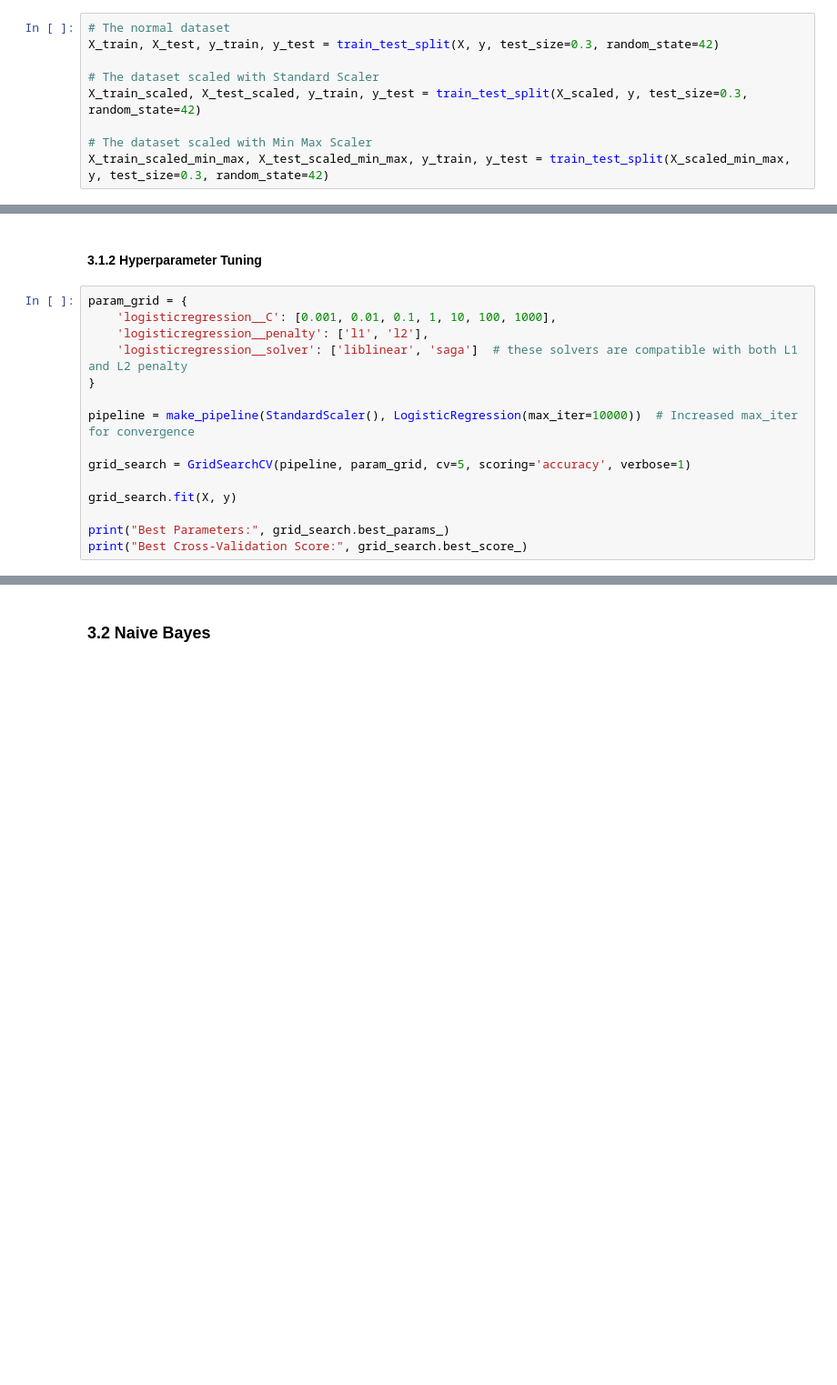
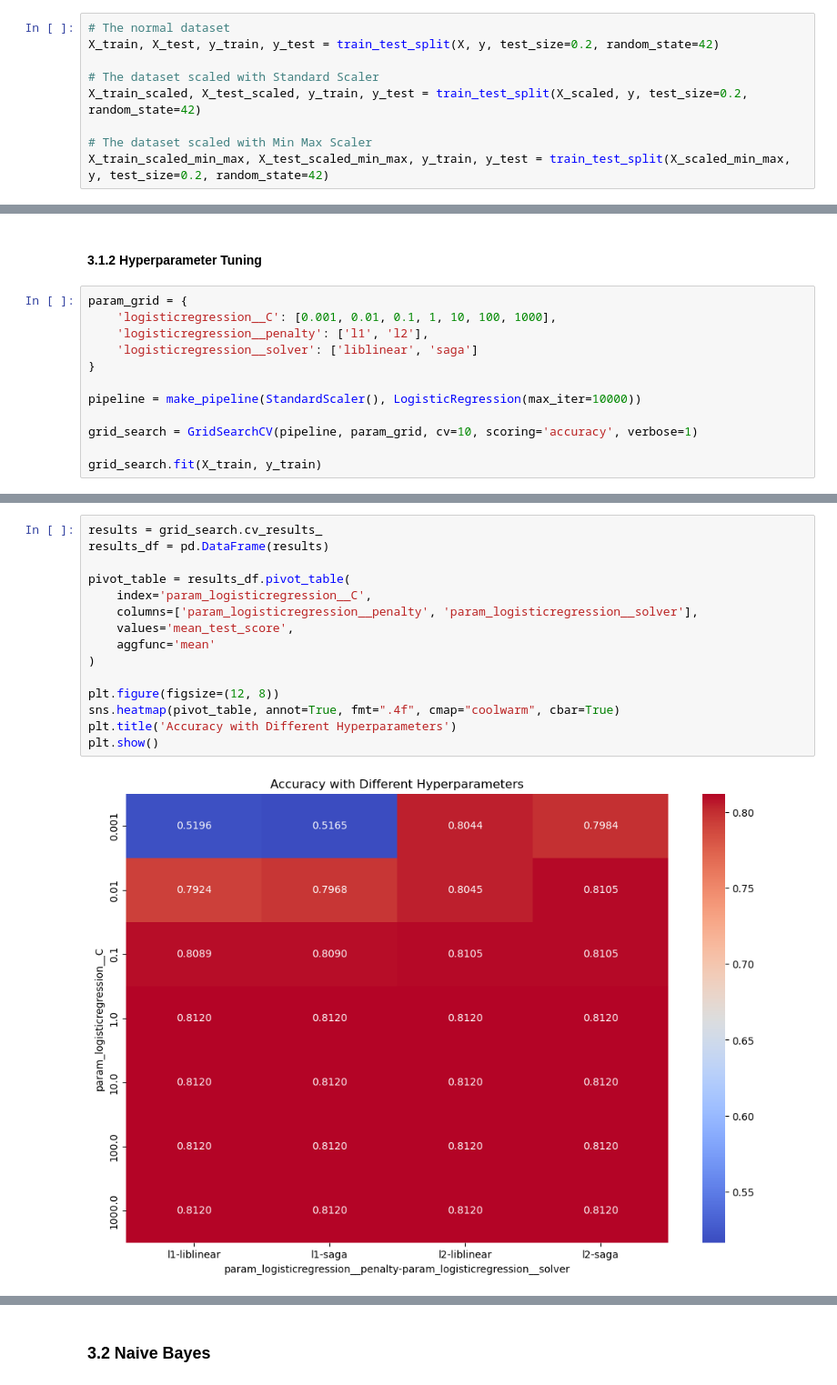
Before and after one commit to diogoalexandreramalho/mammogram_mass_classification, a Jupyter notebook: Mammogram_Mass_Classification.ipynb, the cells around one changed output, grey strips where cells are left out. Shown at 91% size. Drawn from its saved outputs; the diff is of its cells as text; blank space fills up the shorter version.

Commit message:
Adds csv file and updates Section 3 with hyperparameter tuning

```diff
--- a/Mammogram_Mass_Classification.ipynb
+++ b/Mammogram_Mass_Classification.ipynb
@@ -384,12 +386,12 @@ y = masses_data['severity']
 # %%
 # The normal dataset
-X_train, X_test, y_train, y_test = train_test_split(X, y, test_size=0.3, random_state=42)
+X_train, X_test, y_train, y_test = train_test_split(X, y, test_size=0.2, random_state=42)
 
 # The dataset scaled with Standard Scaler
-X_train_scaled, X_test_scaled, y_train, y_test = train_test_split(X_scaled, y, test_size=0.3, random_state=42)
+X_train_scaled, X_test_scaled, y_train, y_test = train_test_split(X_scaled, y, test_size=0.2, random_state=42)
 
 # The dataset scaled with Min Max Scaler
-X_train_scaled_min_max, X_test_scaled_min_max, y_train, y_test = train_test_split(X_scaled_min_max, y, test_size=0.3, random_state=42)
+X_train_scaled_min_max, X_test_scaled_min_max, y_train, y_test = train_test_split(X_scaled_min_max, y, test_size=0.2, random_state=42)
 # %% [markdown]
 ## 3. Model Building, Optimization and Evaluation
 
@@ -425,15 +427,12 @@ Accuracy: 0.8051 (+/- 0.08)
 param_grid = {
     'logisticregression__C': [0.001, 0.01, 0.1, 1, 10, 100, 1000],
     'logisticregression__penalty': ['l1', 'l2'],
-    'logisticregression__solver': ['liblinear', 'saga']  # these solvers are compatible with both L1 and L2 penalty
+    'logisticregression__solver': ['liblinear', 'saga']
 }
 
-pipeline = make_pipeline(StandardScaler(), LogisticRegression(max_iter=10000))  # Increased max_iter for convergence
+pipeline = make_pipeline(StandardScaler(), LogisticRegression(max_iter=10000))
 
-grid_search = GridSearchCV(pipeline, param_grid, cv=5, scoring='accuracy', verbose=1)
+grid_search = GridSearchCV(pipeline, param_grid, cv=10, scoring='accuracy', verbose=1)
 
-grid_search.fit(X, y)
-
-print("Best Parameters:", grid_search.best_params_)
-print("Best Cross-Validation Score:", grid_search.best_score_)
+grid_search.fit(X_train, y_train)
 # %% [output]
@@ -442,0 +449,17 @@ Best Cross-Validation Score: 0.8038958228122068
+# %%
+results = grid_search.cv_results_
+results_df = pd.DataFrame(results)
+
+pivot_table = results_df.pivot_table(
+    index='param_logisticregression__C',
+    columns=['param_logisticregression__penalty', 'param_logisticregression__solver'],
+    values='mean_test_score',
+    aggfunc='mean'
+)
+
+plt.figure(figsize=(12, 8))
+sns.heatmap(pivot_table, annot=True, fmt=".4f", cmap="coolwarm", cbar=True)
+plt.title('Accuracy with Different Hyperparameters')
+plt.show()
+# %% [output]
+[figure, added]
```
Also changed, not shown: parts of 21 cells of this notebook, 2 other files.
